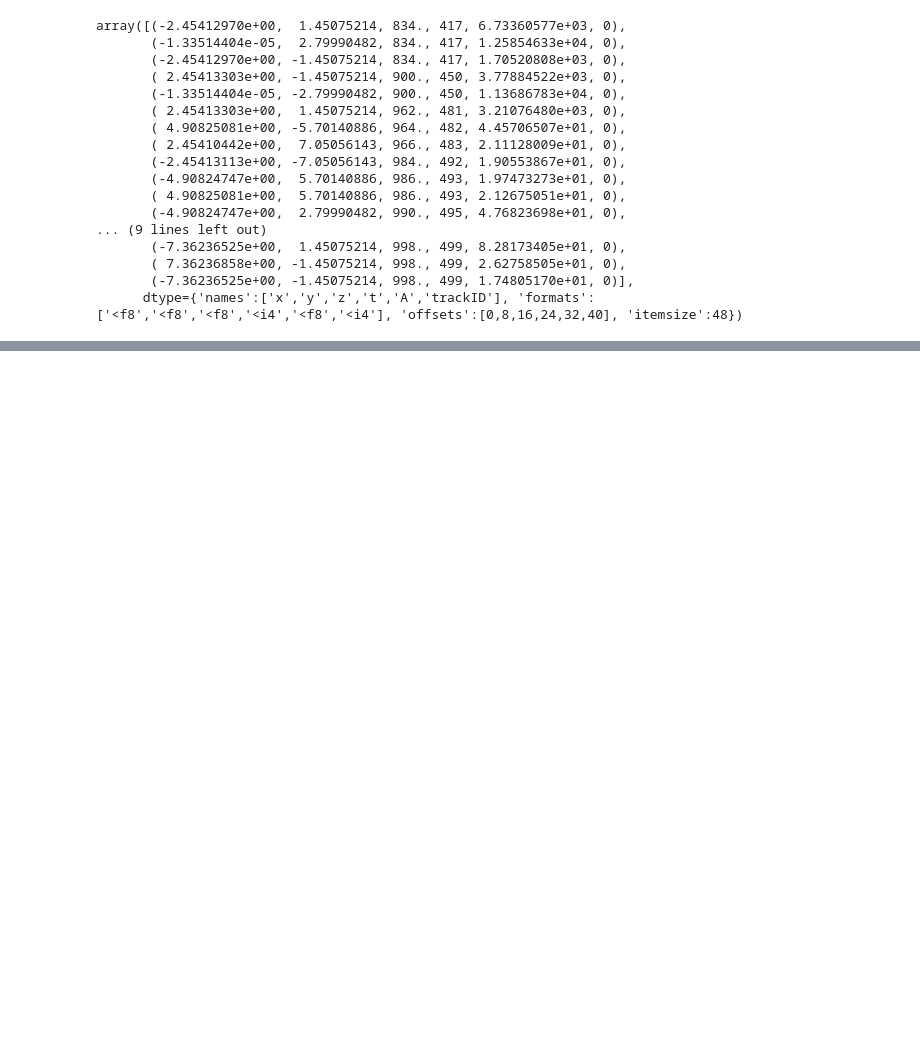
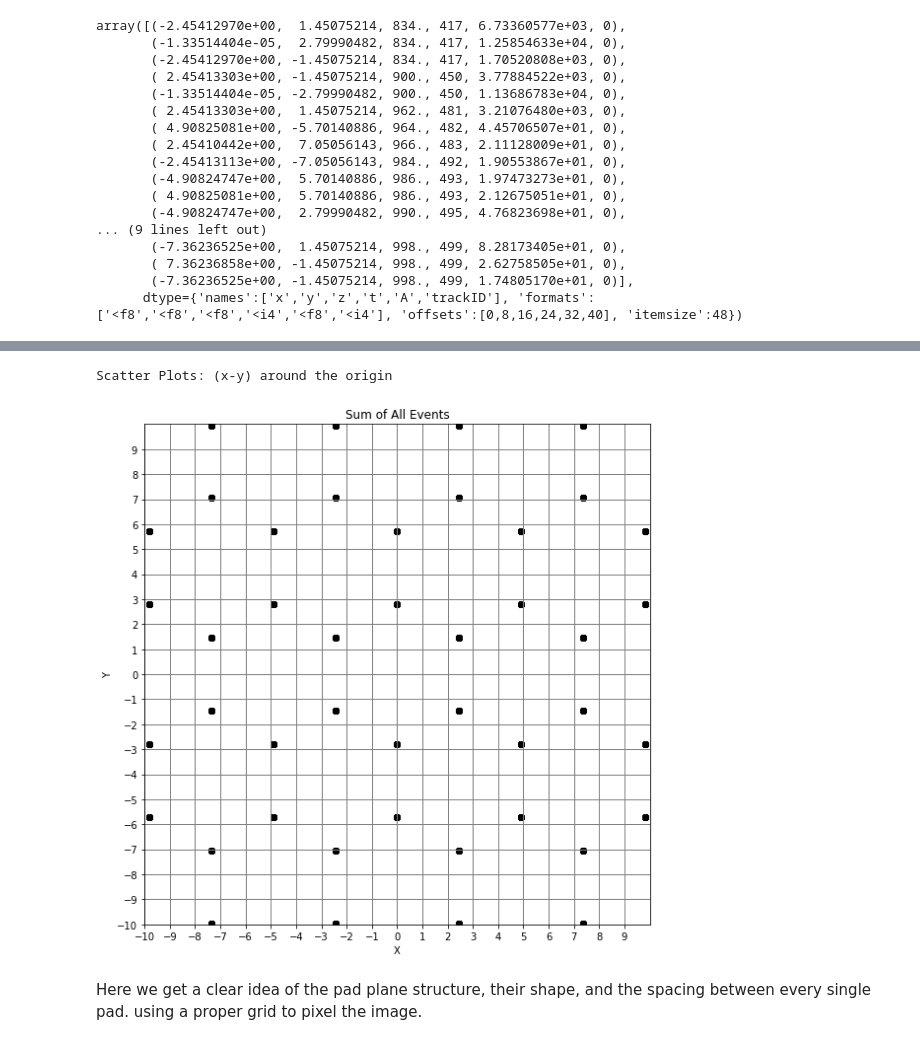
Before and after one commit to fracassetti-stf/AT-TPC_MLProject, a Jupyter notebook: CNN.ipynb, the cells around one changed output, grey strips where cells are left out. Cells and saved outputs as stored; diff of their text form; code cells hidden in the pictures; blank space fills up the shorter version.

```diff
--- a/CNN.ipynb
+++ b/CNN.ipynb
@@ -244,22 +187,0 @@ We assume (for simplicity) that the pad plane is a square, this may not be the c
-# %%
-# Fine the max/min x/y values of the entire set of images(events)
-
-x_max = 0
-y_max = 0
-x_min = 255
-y_min = 255
-
-
-for i in range(len(DataList)): # loop on event number
-    for j in range(len(DataList[i])): # loop on event rows
-
-        # max/min x
-        if DataList[i][j][0] > x_max: x_max = DataList[i][j][0]
-        if DataList[i][j][0] < x_min: x_min = DataList[i][j][0]
-        # max/min y
-        if DataList[i][j][1] > y_max: y_max = DataList[i][j][1]
-        if DataList[i][j][1] < y_min: y_min = DataList[i][j][1]
-print("PAD PLANE Dimensions: ")
-print("-----------------------------------------------------")
-print("Max x: " + str(round(x_max,2)) + " and Min x: " + str(round(x_min,2)) )
-print("Max y: " + str(round(y_max,2)) + " and Min y: " + str(round(y_min,2)) )
@@ -431,0 +250,22 @@ make_nn_plots(history,0.9)
+# %%
+print("Scatter Plots: (x-y) around the origin")
+
+fig, ax = plt.subplots(figsize=(8, 8))
+ax.scatter(x_event, y_event, c = "black", alpha=0.8)
+ax.set_title("Sum of All Events")
+ax.set_xlabel("X")
+ax.set_ylabel("Y")
+ax.set_xticks(np.arange(-10, 10, 1))
+ax.set_yticks(np.arange(-10, +10, 1))
+ax.set_xlim(-10,+10)
+ax.set_ylim(-10,+10)
+plt.grid(color='gray', linestyle='-', linewidth=1)
+
+fig.tight_layout()
+plt.show()
+# %% [output]
+Scatter Plots: (x-y) around the origin
+[figure, added]
+# %% [markdown]
+Here we get a clear idea of the pad plane structure, their shape, and the spacing between every single pad.
+using a proper grid to pixel the image.
```
Also changed, not shown: parts of 41 cells of this notebook, 1 other file.
